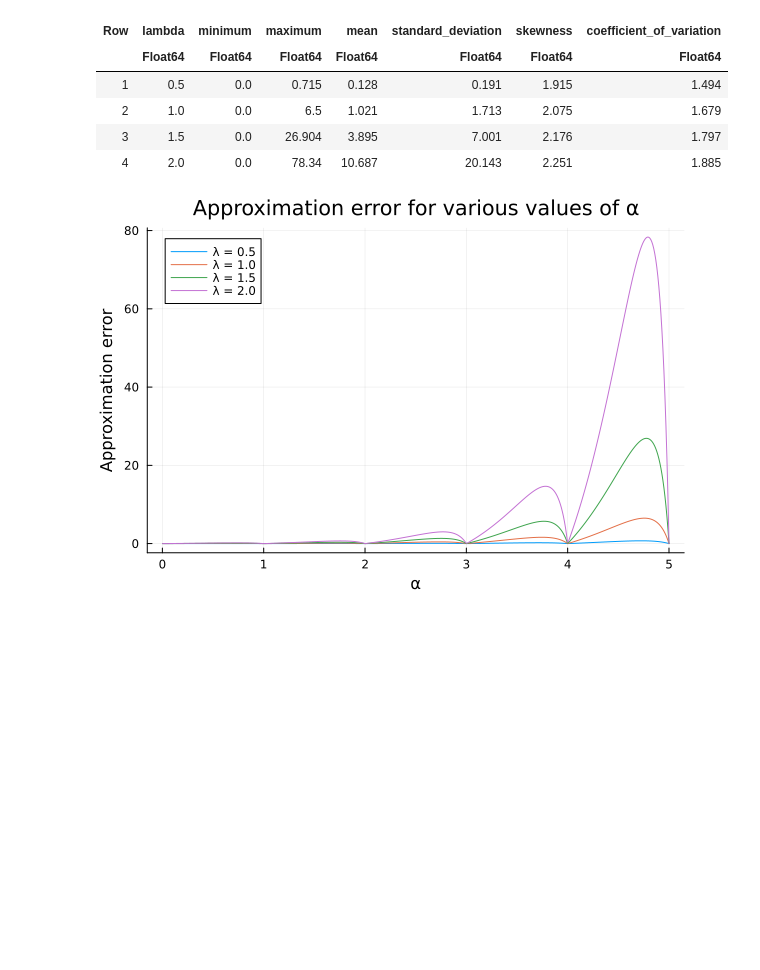
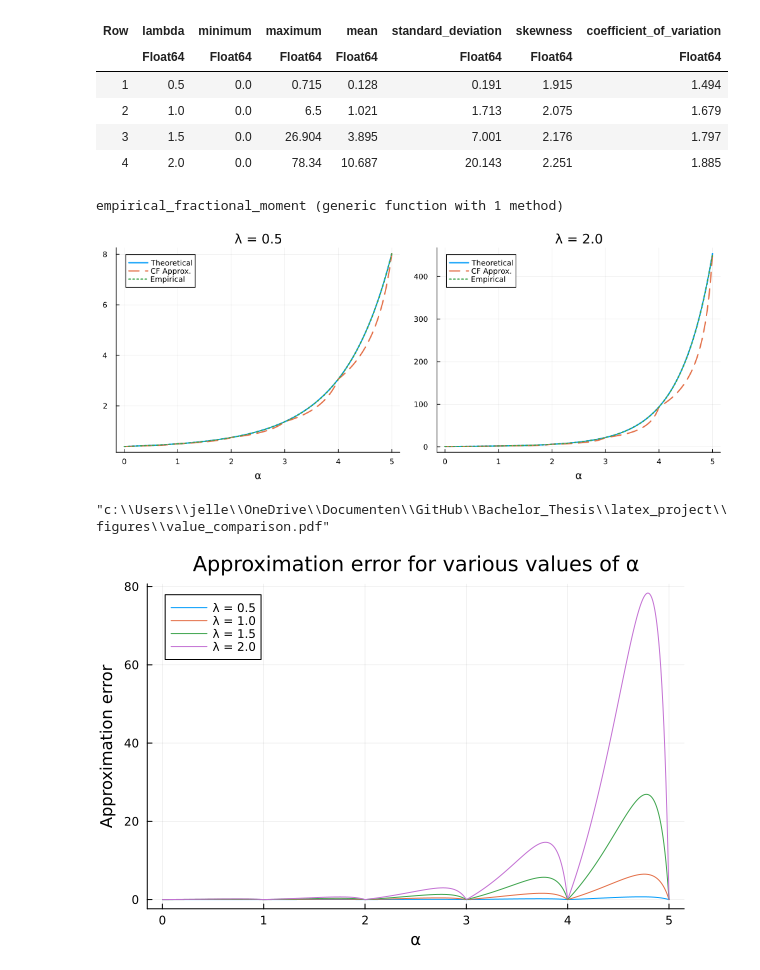
Before and after one commit to RJelleR/Bachelor_Thesis, a Jupyter notebook: simulation.ipynb, the cells around one changed output. Cells and saved outputs as stored; diff of their text form; code cells hidden in the pictures; blank space fills up the shorter version.

```diff
--- a/simulation.ipynb
+++ b/simulation.ipynb
@@ -313,4 +223,59 @@ stat_df .= round.(stat_df, digits=3)
 | 2 | 1.0 | 0.0 | 6.5 | 1.021 | 1.713 | 2.075 | 1.679 |
 | 3 | 1.5 | 0.0 | 26.904 | 3.895 | 7.001 | 2.176 | 1.797 |
 | 4 | 2.0 | 0.0 | 78.34 | 10.687 | 20.143 | 2.251 | 1.885 |
+# %%
+#Function to find the empirical value of a moment by simulation
+function empirical_fractional_moment(samples::AbstractVector{<:Real}, alpha::Real)
+    return mean(samples .^ alpha)
+end
+# %% [output]
+empirical_fractional_moment (generic function with 1 method)
+# %%
+#Obtaining seperate values, so not the differences.
+lambdas = [0.5, 1, 1.5, 2]
+
+alphas = range(0.001, 5, length=500)
+results = Dict{Float64,DataFrame}()
+
+for λ in lambdas
+    P = Poisson(λ)
+    samples = rand(P, 1_000_000)
+    values_theoretical = Float64[]
+    values_CF = Float64[]
+    values_empirical = Float64[]
+
+    for α in alphas
+        push!(values_theoretical, FractionalMoments.fractional_moment(P, α))
+        push!(values_CF, FractionalMoments.fractional_moment_CF(P, α))
+        push!(values_empirical, empirical_fractional_moment(samples, α))
+    end
+
+    df = DataFrame(
+        alpha=collect(alphas),
+        theoretical=values_theoretical,
+        CF_approx=values_CF,
+        empirical=values_empirical
+    )
+    results[λ] = df
+end
+# %%
+#Plotting values for various orders and parameter values
+selected_lambdas = [first(lambdas), last(lambdas)]
+plt = plot(layout=(1, 2), size=(1000, 400), legend=:topleft, bottom_margin=5mm, xlabel="α", ylabel="")
+
+i = 1
+for (i, λ) in enumerate(selected_lambdas)
+    df = results[λ]
+    plot!(df.alpha, df.theoretical, label="Theoretical", lw=2, subplot=i)
+    plot!(df.alpha, df.CF_approx, label="CF Approx.", lw=2, ls=:dash, subplot=i)
+    plot!(df.alpha, df.empirical, label="Empirical", lw=2, ls=:dot, subplot=i)
+    title!(plt[i], "λ = $λ")
+    i += 1
+end
+
+display(plt)
+savefig(plt, "latex_project/figures/value_comparison.pdf")
+# %% [output]
+[figure, added]
+"c:\\Users\\jelle\\OneDrive\\Documenten\\GitHub\\Bachelor_Thesis\\latex_project\\figures\\value_comparison.pdf"
 # %%
```
Also changed, not shown: parts of 12 cells of this notebook, 51 other files.
